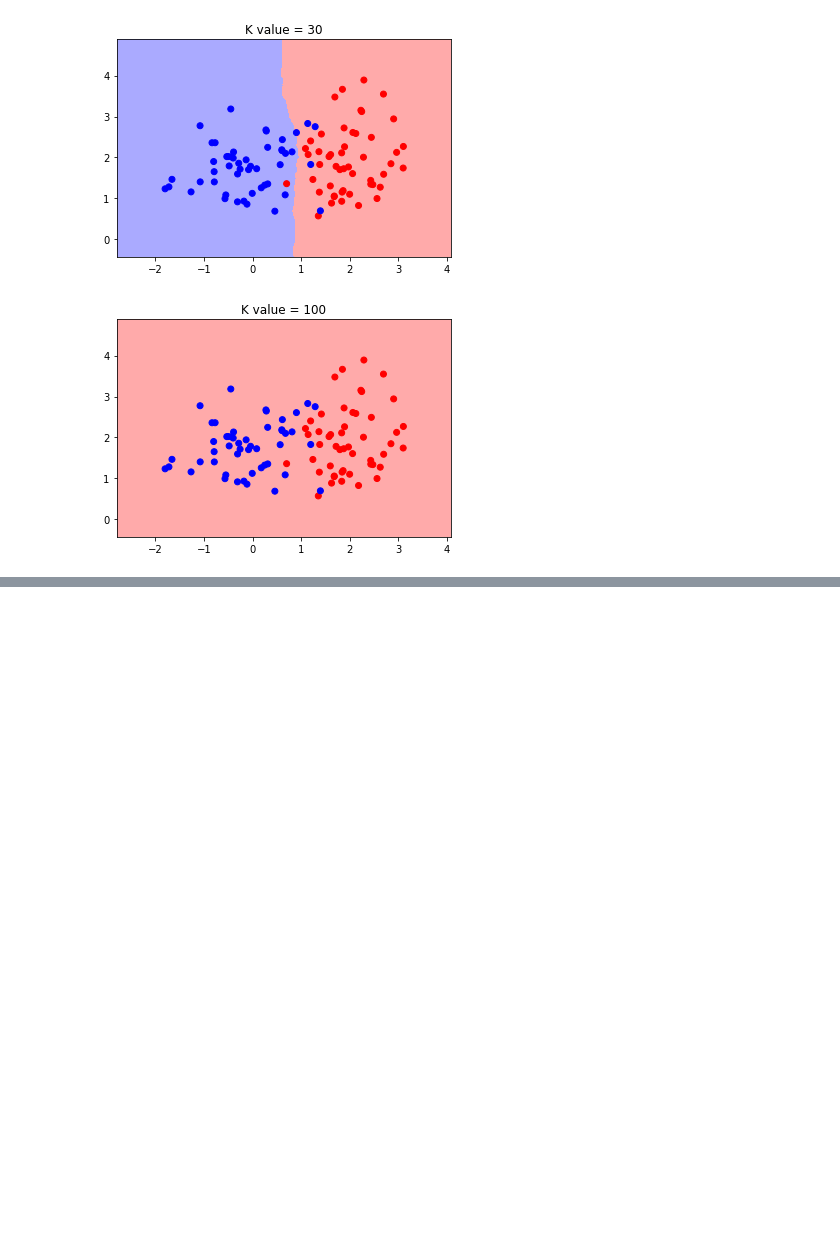
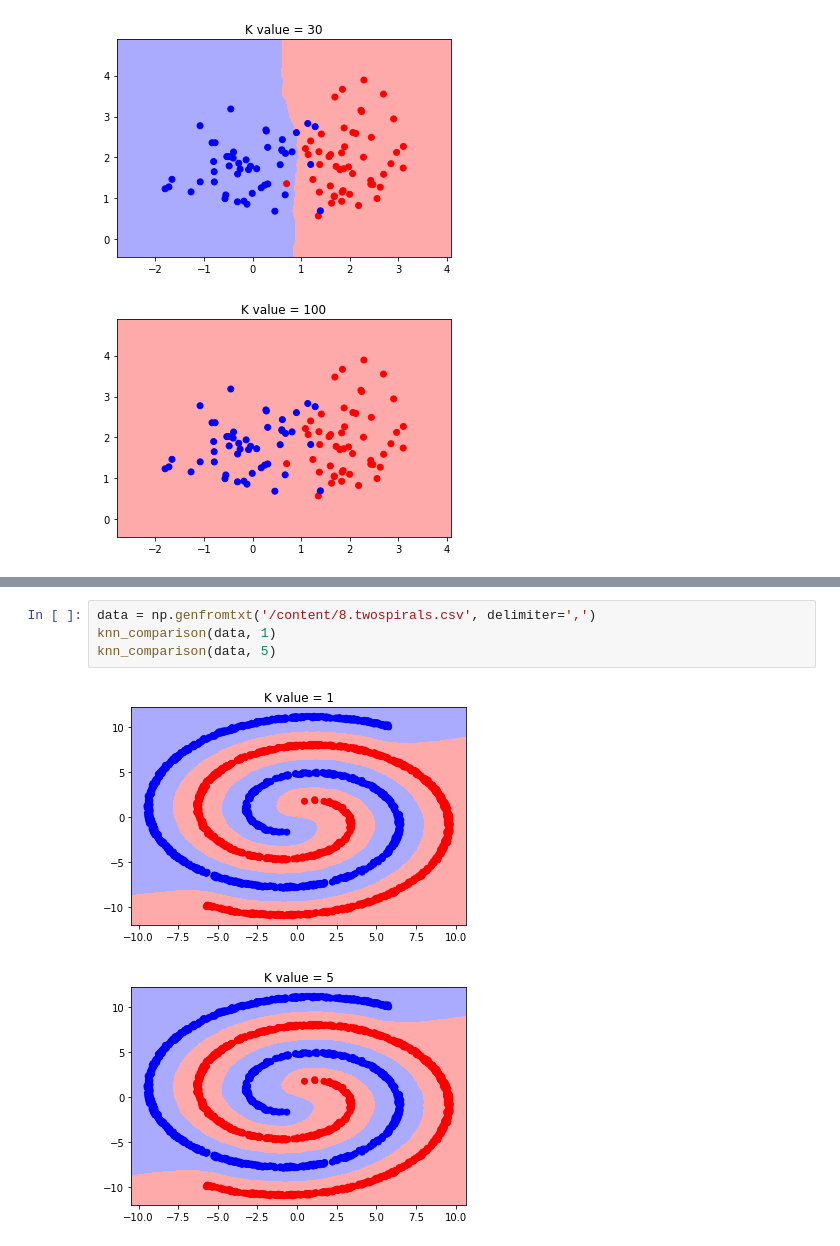
Before and after one commit to siddu541/Analytics, a Jupyter notebook: KNN_Classfier.ipynb, the cells around one changed output, grey strips where cells are left out. Drawn from its saved outputs; the diff is of its cells as text; blank space fills up the shorter version.

```diff
--- a/KNN_Classfier.ipynb
+++ b/KNN_Classfier.ipynb
@@ -156,0 +168,7 @@ knn_comparison(data,100)
+# %%
+data = np.genfromtxt('/content/8.twospirals.csv', delimiter=',')
+knn_comparison(data, 1)
+knn_comparison(data, 5)
+# %% [output]
+[figure, added]
+[figure, added]
```
Also changed, not shown: parts of 5 cells of this notebook.
